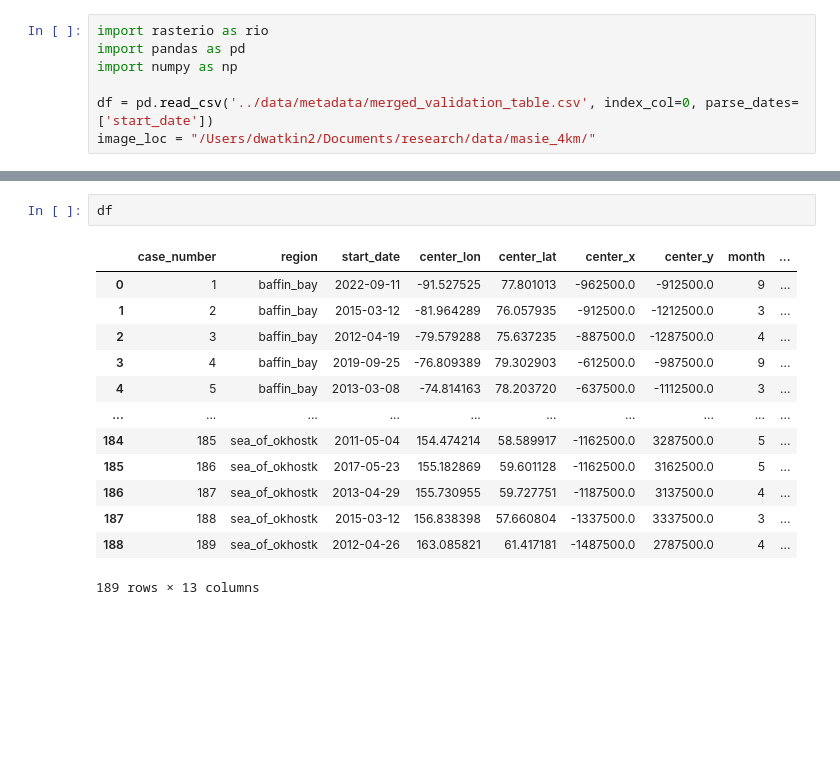
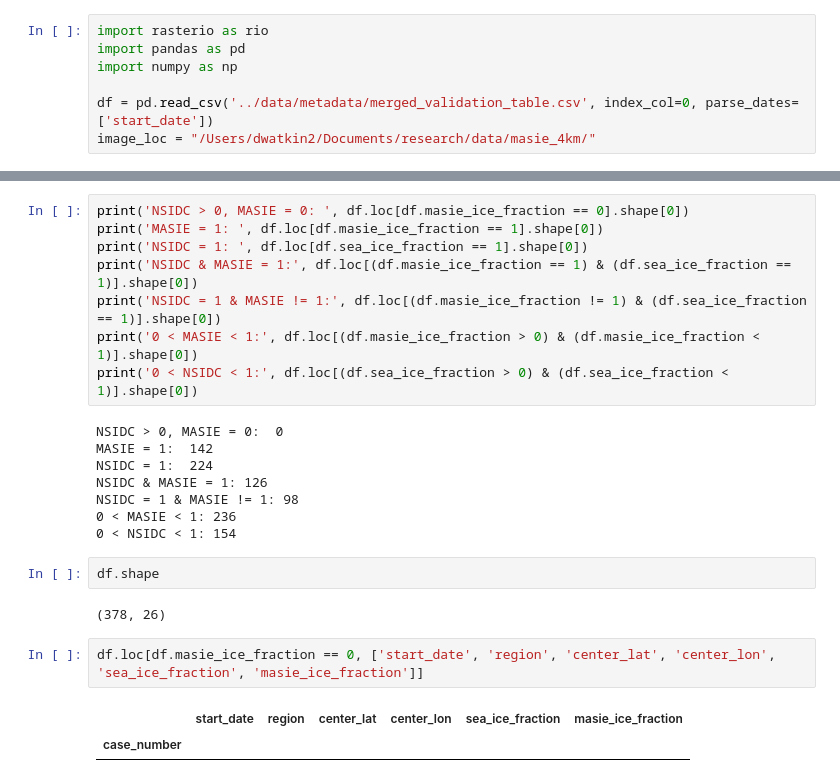
Before and after one commit to danielmwatkins/eval_seg, a Jupyter notebook: notebooks/masie_analysis.ipynb, the cells around one changed output, grey strips where cells are left out. Cells and saved outputs as stored; diff of their text form; blank space fills up the shorter version.

```diff
--- a/notebooks/masie_analysis.ipynb
+++ b/notebooks/masie_analysis.ipynb
@@ -297,16 +204,25 @@ sif_all, sif_ocean
+# %%
+print('NSIDC > 0, MASIE = 0: ', df.loc[df.masie_ice_fraction == 0].shape[0])
+print('MASIE = 1: ', df.loc[df.masie_ice_fraction == 1].shape[0])
+print('NSIDC = 1: ', df.loc[df.sea_ice_fraction == 1].shape[0])
+print('NSIDC & MASIE = 1:', df.loc[(df.masie_ice_fraction == 1) & (df.sea_ice_fraction == 1)].shape[0])
+print('NSIDC = 1 & MASIE != 1:', df.loc[(df.masie_ice_fraction != 1) & (df.sea_ice_fraction == 1)].shape[0])
+print('0 < MASIE < 1:', df.loc[(df.masie_ice_fraction > 0) & (df.masie_ice_fraction < 1)].shape[0])
+print('0 < NSIDC < 1:', df.loc[(df.sea_ice_fraction > 0) & (df.sea_ice_fraction < 1)].shape[0])
+# %% [output]
+NSIDC > 0, MASIE = 0:  0
+MASIE = 1:  142
+NSIDC = 1:  224
+NSIDC & MASIE = 1: 126
+NSIDC = 1 & MASIE != 1: 98
+0 < MASIE < 1: 236
+0 < NSIDC < 1: 154
 # %%
-df
+df.shape
 # %% [output]
-|  | case_number | region | start_date | center_lon | center_lat | center_x | center_y | month | ... |
-| 0 | 1 | baffin_bay | 2022-09-11 | -91.527525 | 77.801013 | -962500.0 | -912500.0 | 9 | ... |
-| 1 | 2 | baffin_bay | 2015-03-12 | -81.964289 | 76.057935 | -912500.0 | -1212500.0 | 3 | ... |
-| 2 | 3 | baffin_bay | 2012-04-19 | -79.579288 | 75.637235 | -887500.0 | -1287500.0 | 4 | ... |
-| 3 | 4 | baffin_bay | 2019-09-25 | -76.809389 | 79.302903 | -612500.0 | -987500.0 | 9 | ... |
-| 4 | 5 | baffin_bay | 2013-03-08 | -74.814163 | 78.203720 | -637500.0 | -1112500.0 | 3 | ... |
-| ... | ... | ... | ... | ... | ... | ... | ... | ... | ... |
-| 184 | 185 | sea_of_okhostk | 2011-05-04 | 154.474214 | 58.589917 | -1162500.0 | 3287500.0 | 5 | ... |
-| 185 | 186 | sea_of_okhostk | 2017-05-23 | 155.182869 | 59.601128 | -1162500.0 | 3162500.0 | 5 | ... |
-| 186 | 187 | sea_of_okhostk | 2013-04-29 | 155.730955 | 59.727751 | -1187500.0 | 3137500.0 | 4 | ... |
-| 187 | 188 | sea_of_okhostk | 2015-03-12 | 156.838398 | 57.660804 | -1337500.0 | 3337500.0 | 3 | ... |
-| 188 | 189 | sea_of_okhostk | 2012-04-26 | 163.085821 | 61.417181 | -1487500.0 | 2787500.0 | 4 | ... |
-189 rows × 13 columns
+(378, 26)
+# %%
+df.loc[df.masie_ice_fraction == 0, ['start_date', 'region', 'center_lat', 'center_lon', 'sea_ice_fraction', 'masie_ice_fraction']]
+# %% [output]
+|  | start_date | region | center_lat | center_lon | sea_ice_fraction | masie_ice_fraction |
+| case_number |  |  |  |  |  |  |
```
Also changed, not shown: parts of 31 cells of this notebook, 43 other files.
